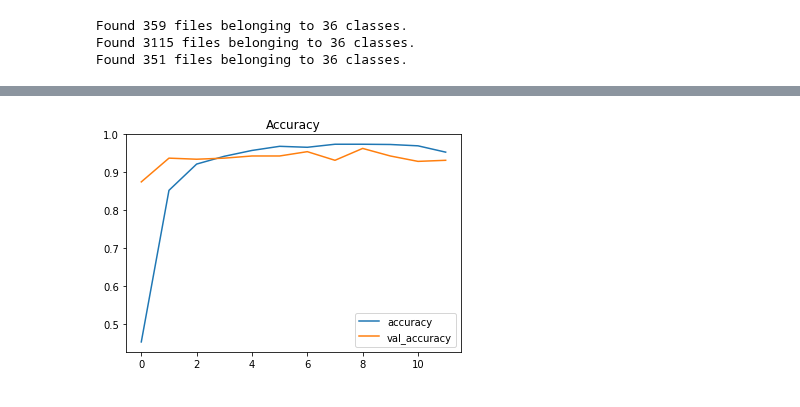
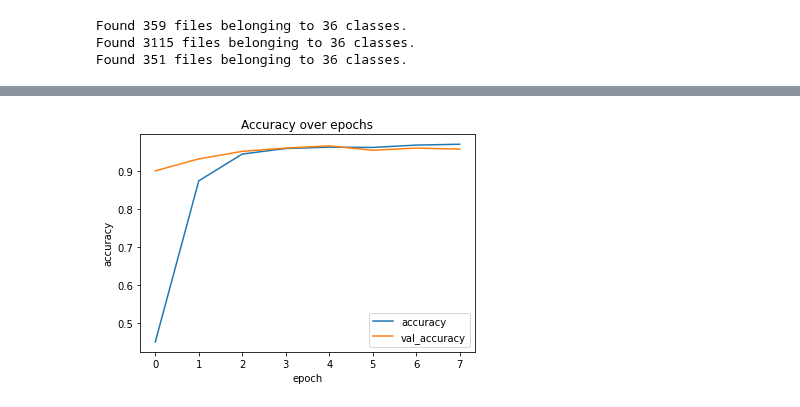
Before and after one commit to krebso/zelovoc, a Jupyter notebook: tf_model.ipynb, the cells around one changed output, grey strips where cells are left out. Drawn from its saved outputs; the diff is of its cells as text; code cells hidden in the pictures.

```diff
--- a/tf_model.ipynb
+++ b/tf_model.ipynb
@@ -31,5 +41,5 @@ data_augmentation = keras.Sequential([
 # %%
-# Buffer and prefetch images
+from tensorflow import data
 
-train_ds = train_ds.cache().prefetch(buffer_size=tf.data.AUTOTUNE)
-valid_ds = valid_ds.cache().prefetch(buffer_size=tf.data.AUTOTUNE)
+train_ds = train_ds.cache().prefetch(buffer_size=data.AUTOTUNE)
+valid_ds = valid_ds.cache().prefetch(buffer_size=data.AUTOTUNE)
@@ -91,6 +112,4 @@ tf.compat.v1.logging.set_verbosity(
 # %%
-# Fit the model
-
 from tensorflow.keras.callbacks import EarlyStopping
 
 history = model.fit(
@@ -100,7 +119,7 @@ history = model.fit(
     validation_data=valid_ds,
     callbacks=[
         EarlyStopping(
-            monitor='val_accuracy',
+            monitor='loss',
             patience=3
         )
     ]
@@ -127,10 +153,12 @@ Epoch 1/15
 # %%
-# Check training accuracy over time
+import pandas as pd
+import matplotlib.pyplot as plt
 
-import pandas as pd
 
 pd.DataFrame(history.history)[['accuracy','val_accuracy']].plot()
-plt.title("Accuracy")
+plt.title("Accuracy over epochs")
+plt.xlabel("epoch")
+plt.ylabel("accuracy")
 plt.show()
 # %% [output]
-[figure, old version]
+[figure, new version]
```
Also changed, not shown: parts of 24 cells of this notebook.
